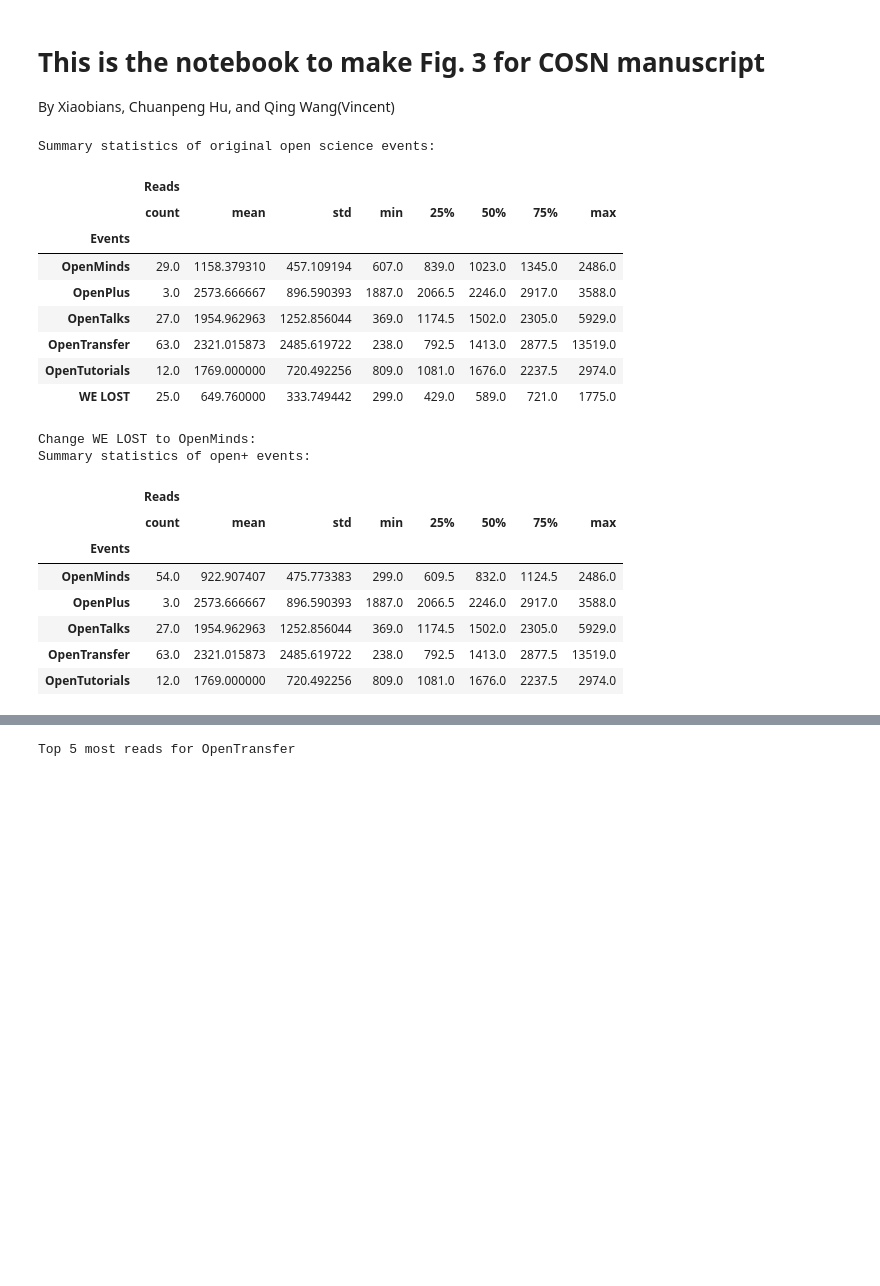
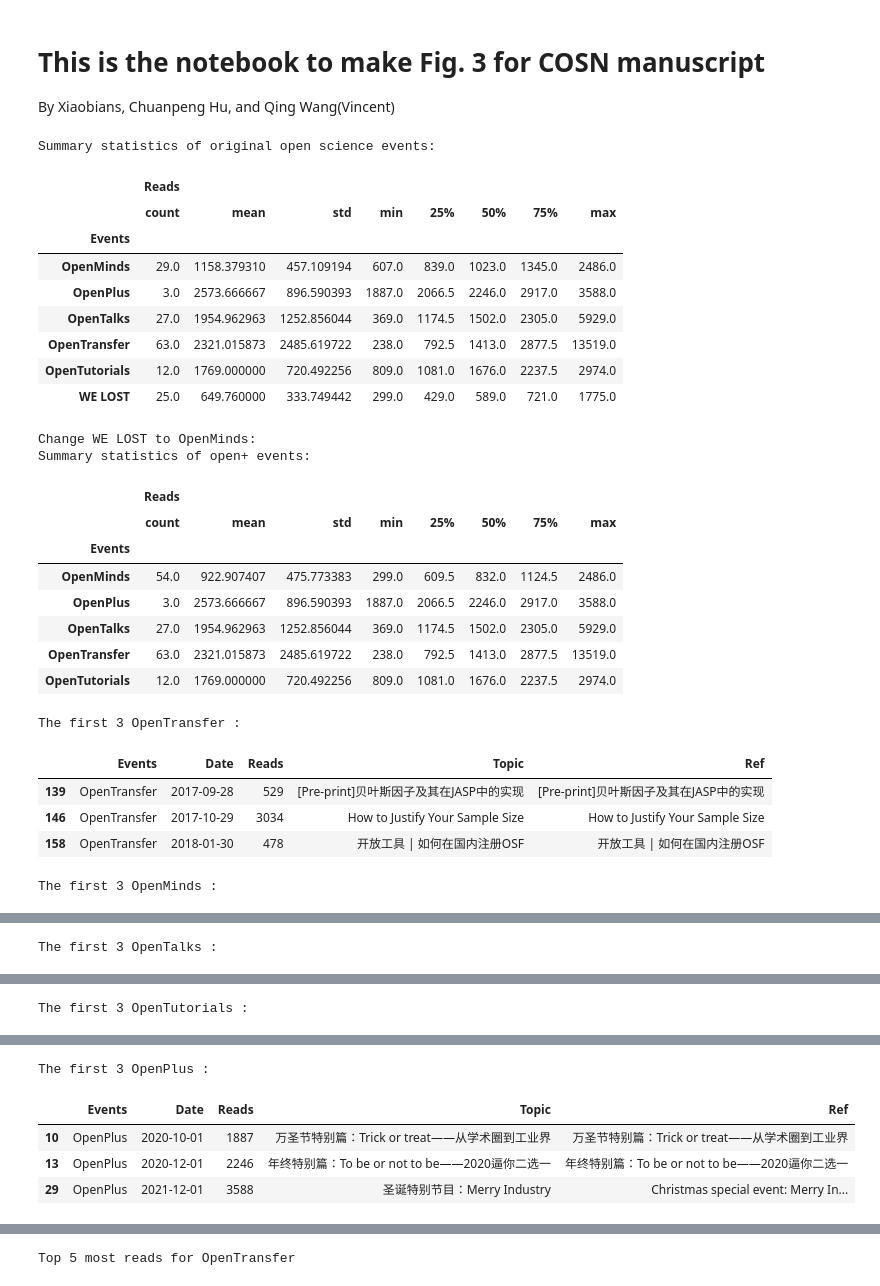
Before and after one commit to Chinese-Open-Science-Network/COSN_Manuscript, a Jupyter notebook: notebooks/cosn_fig3.ipynb, the cells around one changed output, grey strips where cells are left out. Saved outputs shown, nothing was run; the diff lists cells and outputs as text; code cells hidden in the pictures; blank space fills up the shorter version.

```diff
--- a/notebooks/cosn_fig3.ipynb
+++ b/notebooks/cosn_fig3.ipynb
@@ -4,7 +4,7 @@ By Xiaobians, Chuanpeng Hu, and Qing Wang(Vincent)
 # %%
 # from pathlib import Path
 import sys
-proj_path_str='/scratch/COSN_Manuscript'
+proj_path_str='..'
 sys.path.append(proj_path_str)
 from pathlib import Path
 import pandas as pd
@@ -51,31 +51,39 @@ print('Summary statistics of open+ events:')
 display(data_df.groupby('Events').describe())
 data_df['Ref']=data_df['Topic']
 
-events_list = ['OpenTransfer', 'OpenTalks', 'OpenTutorials', 'OpenMinds', 'OpenPlus']
+events_list = ['OpenTransfer', 'OpenMinds', 'OpenTalks', 'OpenTutorials', 'OpenPlus']
 ref_list    = ['Face stimulus and tool collection', 'Sam Gershman, Advice for young investigators', 'E.-J. (Eric-Jan) Wagenmakers, Bayes Factor', 'Zhuoyi Fan, Classical statistics: p-value, CI and power', 'Christmas special event: Merry Industry']
 
 for event_str in events_list:
     index_ref=events_list.index(event_str)
     max_indx = data_df[data_df['Events']==event_str]['Reads'].idxmax()
     data_df.iloc[max_indx, 4]= ref_list[index_ref]
+    print("The first 3 "+event_str+" :")
+    display(data_df[data_df['Events']==event_str].sort_values('Date', ascending=1).iloc[:3,:])
 # %% [output]
 Summary statistics of original open science events:
 |  | Reads |  |  |  |  |  |  |  |
 |  | count | mean | std | min | 25% | 50% | 75% | max |
 | Events |  |  |  |  |  |  |  |  |
 | OpenMinds | 29.0 | 1158.379310 | 457.109194 | 607.0 | 839.0 | 1023.0 | 1345.0 | 2486.0 |
 | OpenPlus | 3.0 | 2573.666667 | 896.590393 | 1887.0 | 2066.5 | 2246.0 | 2917.0 | 3588.0 |
 | OpenTalks | 27.0 | 1954.962963 | 1252.856044 | 369.0 | 1174.5 | 1502.0 | 2305.0 | 5929.0 |
 | OpenTransfer | 63.0 | 2321.015873 | 2485.619722 | 238.0 | 792.5 | 1413.0 | 2877.5 | 13519.0 |
 | OpenTutorials | 12.0 | 1769.000000 | 720.492256 | 809.0 | 1081.0 | 1676.0 | 2237.5 | 2974.0 |
 | WE LOST | 25.0 | 649.760000 | 333.749442 | 299.0 | 429.0 | 589.0 | 721.0 | 1775.0 |
 Change WE LOST to OpenMinds:
 Summary statistics of open+ events:
 |  | Reads |  |  |  |  |  |  |  |
 |  | count | mean | std | min | 25% | 50% | 75% | max |
 | Events |  |  |  |  |  |  |  |  |
 | OpenMinds | 54.0 | 922.907407 | 475.773383 | 299.0 | 609.5 | 832.0 | 1124.5 | 2486.0 |
 | OpenPlus | 3.0 | 2573.666667 | 896.590393 | 1887.0 | 2066.5 | 2246.0 | 2917.0 | 3588.0 |
 | OpenTalks | 27.0 | 1954.962963 | 1252.856044 | 369.0 | 1174.5 | 1502.0 | 2305.0 | 5929.0 |
 | OpenTransfer | 63.0 | 2321.015873 | 2485.619722 | 238.0 | 792.5 | 1413.0 | 2877.5 | 13519.0 |
 | OpenTutorials | 12.0 | 1769.000000 | 720.492256 | 809.0 | 1081.0 | 1676.0 | 2237.5 | 2974.0 |
+The first 3 OpenTransfer :
+|  | Events | Date | Reads | Topic | Ref |
+| 139 | OpenTransfer | 2017-09-28 | 529 | [Pre-print]贝叶斯因子及其在JASP中的实现 | [Pre-print]贝叶斯因子及其在JASP中的实现 |
+| 146 | OpenTransfer | 2017-10-29 | 3034 | How to Justify Your Sample Size | How to Justify Your Sample Size |
+| 158 | OpenTransfer | 2018-01-30 | 478 | 开放工具 | 如何在国内注册OSF | 开放工具 | 如何在国内注册OSF |
+The first 3 OpenMinds :
@@ -81,0 +94 @@ Summary statistics of open+ events:
+The first 3 OpenTalks :
@@ -81,0 +99 @@ Summary statistics of open+ events:
+The first 3 OpenTutorials :
@@ -82,3 +104,8 @@ Summary statistics of open+ events:
+The first 3 OpenPlus :
+|  | Events | Date | Reads | Topic | Ref |
+| 10 | OpenPlus | 2020-10-01 | 1887 | 万圣节特别篇：Trick or treat——从学术圈到工业界 | 万圣节特别篇：Trick or treat——从学术圈到工业界 |
+| 13 | OpenPlus | 2020-12-01 | 2246 | 年终特别篇：To be or not to be——2020逼你二选一 | 年终特别篇：To be or not to be——2020逼你二选一 |
+| 29 | OpenPlus | 2021-12-01 | 3588 | 圣诞特别节目：Merry Industry | Christmas special event: Merry In... |
 # %%
 # events scatter and line plot
 from matplotlib.dates import DateFormatter
```
Also changed, not shown: parts of 2 cells of this notebook.
